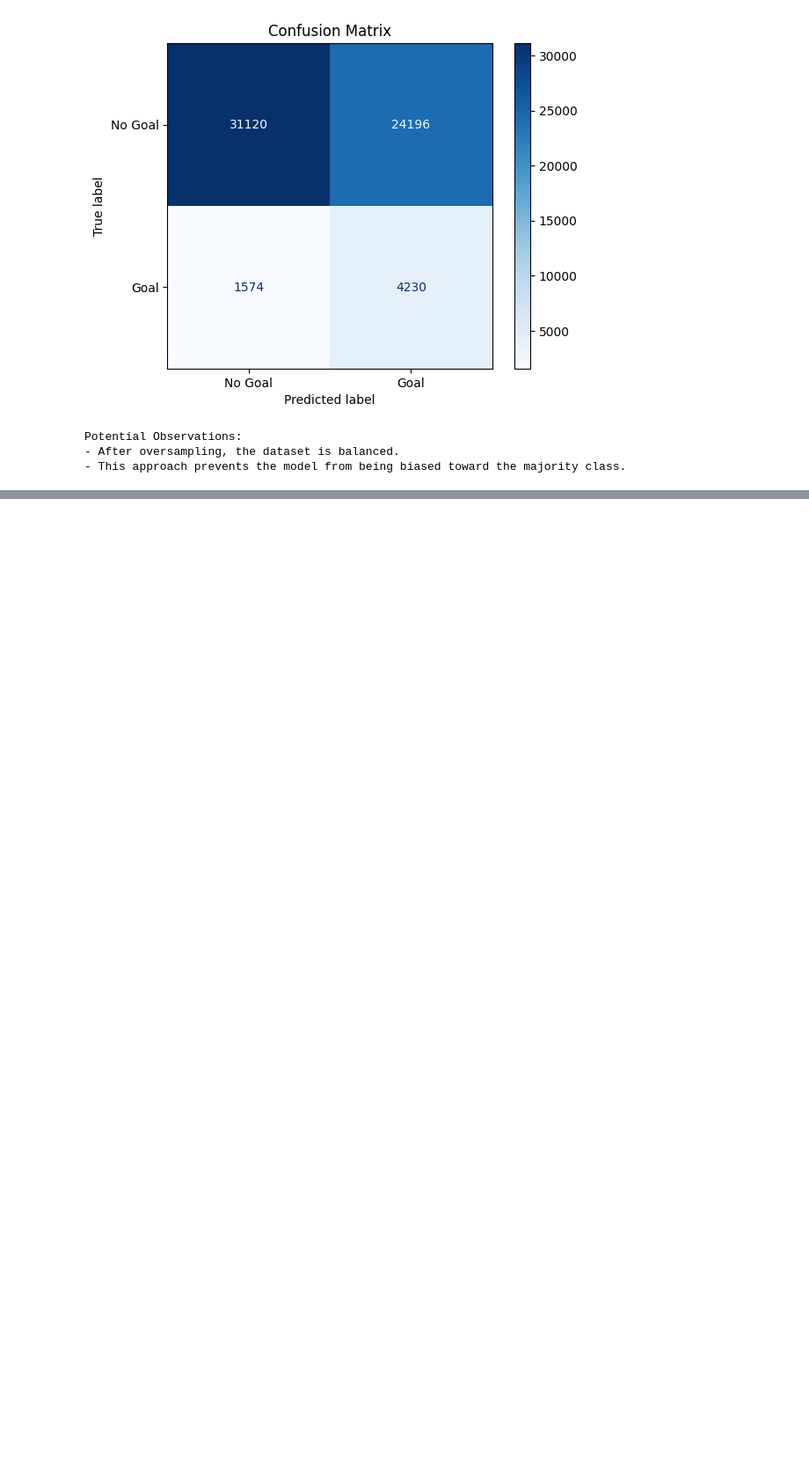
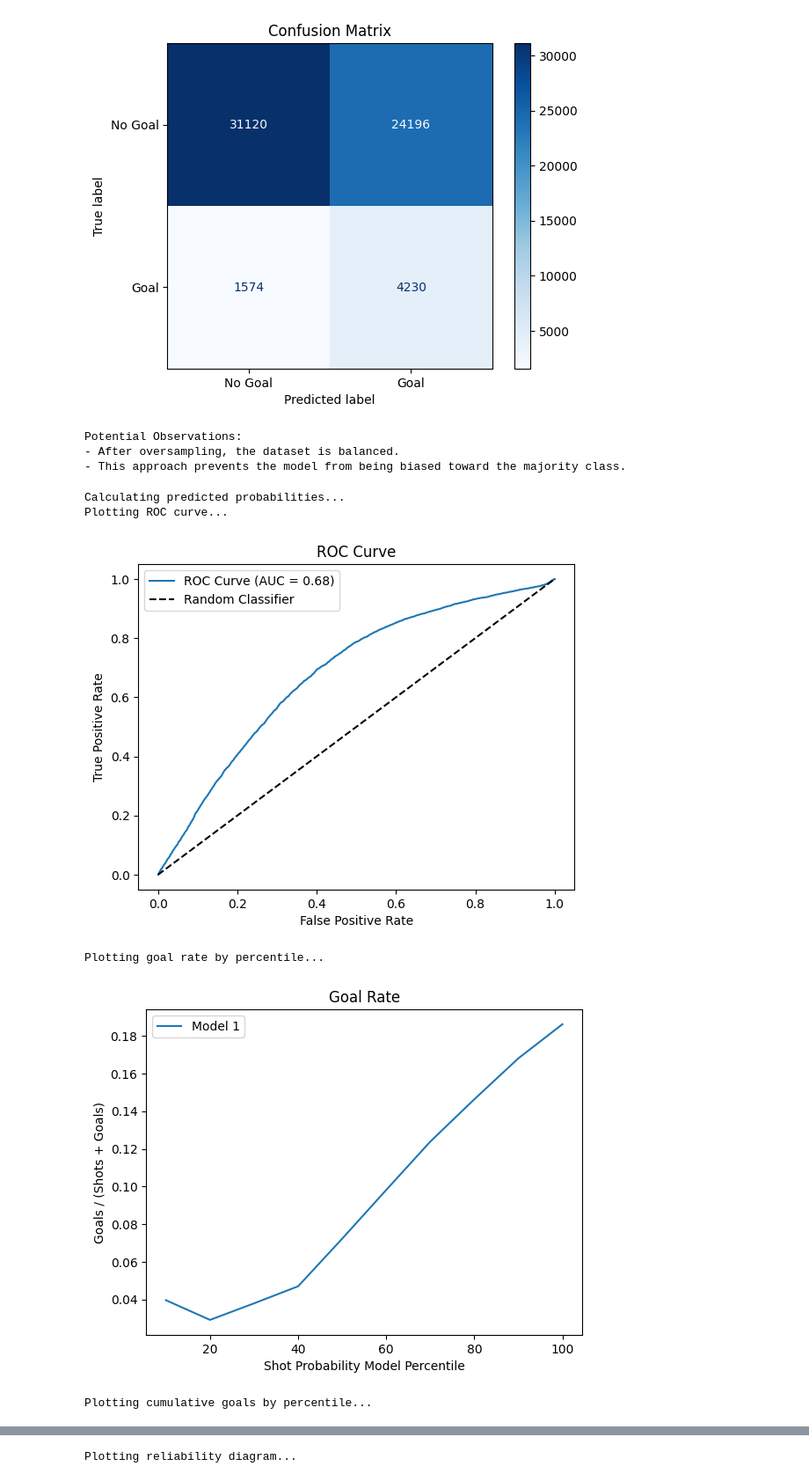
Before and after one commit to Faj1223/NHL-project, a Jupyter notebook: ift6758/notebooks/Qeustion3-milestone2.ipynb, the cells around one changed output, grey strips where cells are left out. Shown at 88% size. Cells and saved outputs as stored; diff of their text form; code cells hidden in the pictures; blank space fills up the shorter version.

```diff
--- a/ift6758/notebooks/Qeustion3-milestone2.ipynb
+++ b/ift6758/notebooks/Qeustion3-milestone2.ipynb
@@ -50,3 +50,12 @@ Plotting confusion matrix...
 Potential Observations:
 - After oversampling, the dataset is balanced.
 - This approach prevents the model from being biased toward the majority class.
+# %%
+analyzer.evaluate_probabilities()
+# %% [output]
+Calculating predicted probabilities...
+Plotting ROC curve...
+[figure, added]
+Plotting goal rate by percentile...
+[figure, added]
+Plotting cumulative goals by percentile...
@@ -52,0 +63 @@ Potential Observations:
+Plotting reliability diagram...
```
Also changed, not shown: parts of 1 cell of this notebook, 2 other files.
